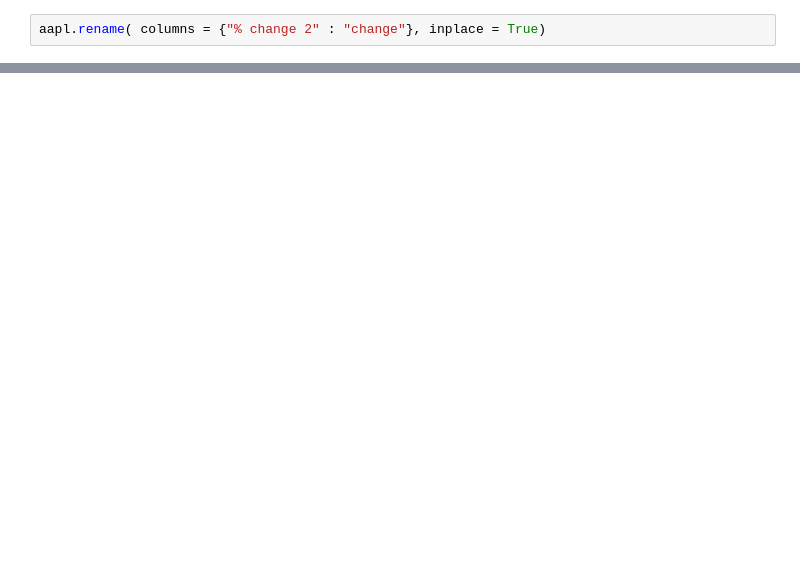
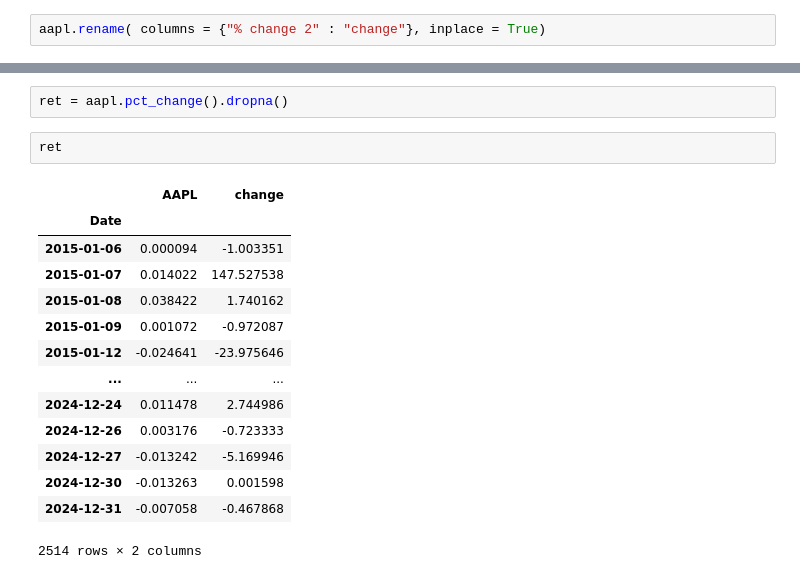
Before and after one commit to collochumba/machine_learning_manafrica, a Jupyter notebook: usd1.ipynb, the cells around one changed output, grey strips where cells are left out. Drawn from its saved outputs; the diff is of its cells as text; blank space fills up the shorter version.

```diff
--- a/usd1.ipynb
+++ b/usd1.ipynb
@@ -500,2 +499,21 @@ aapl
 | 2024-12-31 | 249.534180 | -0.705786 |
 2516 rows × 2 columns
+# %%
+ret = aapl.pct_change().dropna()
+# %%
+ret
+# %% [output]
+|  | AAPL | change |
+| Date |  |  |
+| 2015-01-06 | 0.000094 | -1.003351 |
+| 2015-01-07 | 0.014022 | 147.527538 |
+| 2015-01-08 | 0.038422 | 1.740162 |
+| 2015-01-09 | 0.001072 | -0.972087 |
+| 2015-01-12 | -0.024641 | -23.975646 |
+| ... | ... | ... |
+| 2024-12-24 | 0.011478 | 2.744986 |
+| 2024-12-26 | 0.003176 | -0.723333 |
+| 2024-12-27 | -0.013242 | -5.169946 |
+| 2024-12-30 | -0.013263 | 0.001598 |
+| 2024-12-31 | -0.007058 | -0.467868 |
+2514 rows × 2 columns
```
Also changed, not shown: parts of 29 cells of this notebook, 4 other files.
